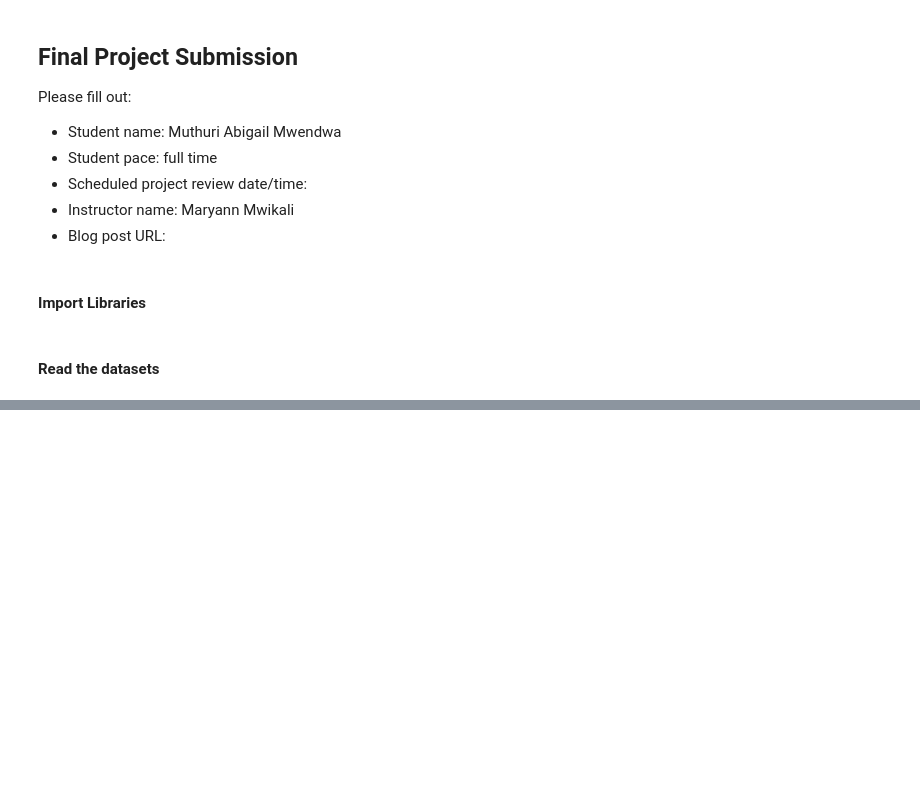
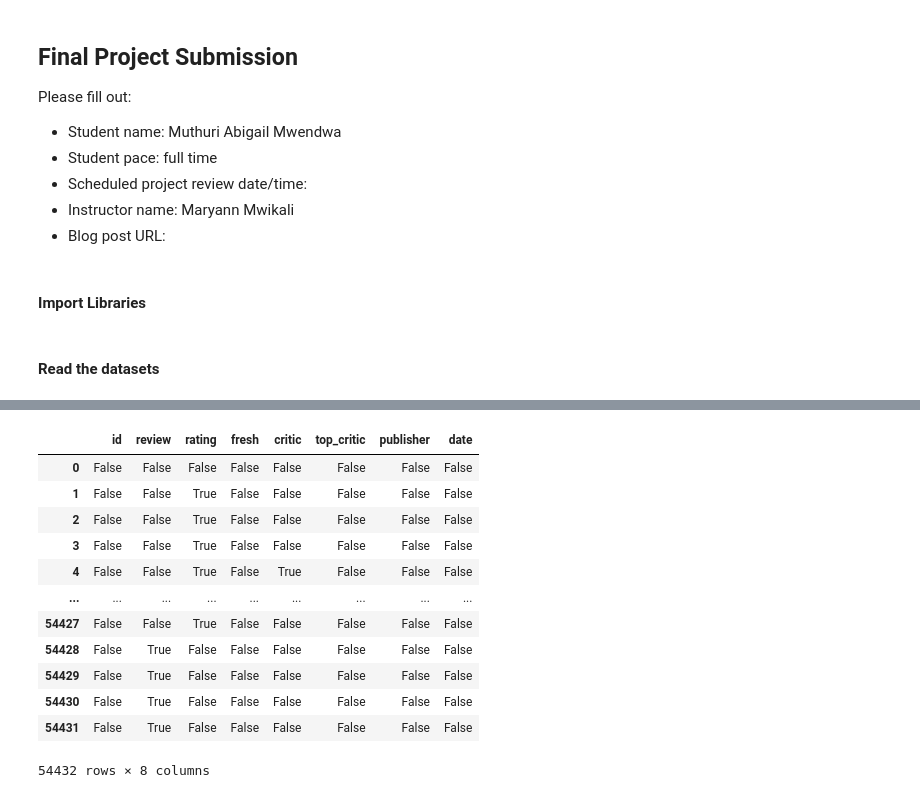
Before and after one commit to whareverr/dsc-phase-1-project-v2-4, a Jupyter notebook: student.ipynb, the cells around one changed output, grey strips where cells are left out. Saved outputs shown, nothing was run; the diff lists cells and outputs as text; code cells hidden in the pictures; blank space fills up the shorter version.

Commit message:
Analysed and did data cleaning on the datasets

```diff
--- a/student.ipynb
+++ b/student.ipynb
@@ -23,4 +23,4 @@ bom_df = pd.read_csv('unzippedData/bom.movie_gross.csv')
 # %%
 tmdb_df = pd.read_csv('unzippedData/tmdb.movies.csv')
 # %%
-rt_df = pd.read_csv('unzippedData/rt.movies_info.tsv', sep='\t', encoding='latin1')
+rt_df = pd.read_csv('unzippedData/rt.reviews.tsv', sep='\t', encoding='latin1')
@@ -26,0 +215,16 @@ rt_df = pd.read_csv('unzippedData/rt.movies_info.tsv', sep='\t', encoding='latin
+# %%
+rt_df.isna()
+# %% [output]
+|  | id | review | rating | fresh | critic | top_critic | publisher | date |
+| 0 | False | False | False | False | False | False | False | False |
+| 1 | False | False | True | False | False | False | False | False |
+| 2 | False | False | True | False | False | False | False | False |
+| 3 | False | False | True | False | False | False | False | False |
+| 4 | False | False | True | False | True | False | False | False |
+| ... | ... | ... | ... | ... | ... | ... | ... | ... |
+| 54427 | False | False | True | False | False | False | False | False |
+| 54428 | False | True | False | False | False | False | False | False |
+| 54429 | False | True | False | False | False | False | False | False |
+| 54430 | False | True | False | False | False | False | False | False |
+| 54431 | False | True | False | False | False | False | False | False |
+54432 rows × 8 columns
```
Also changed, not shown: parts of 24 cells of this notebook.
